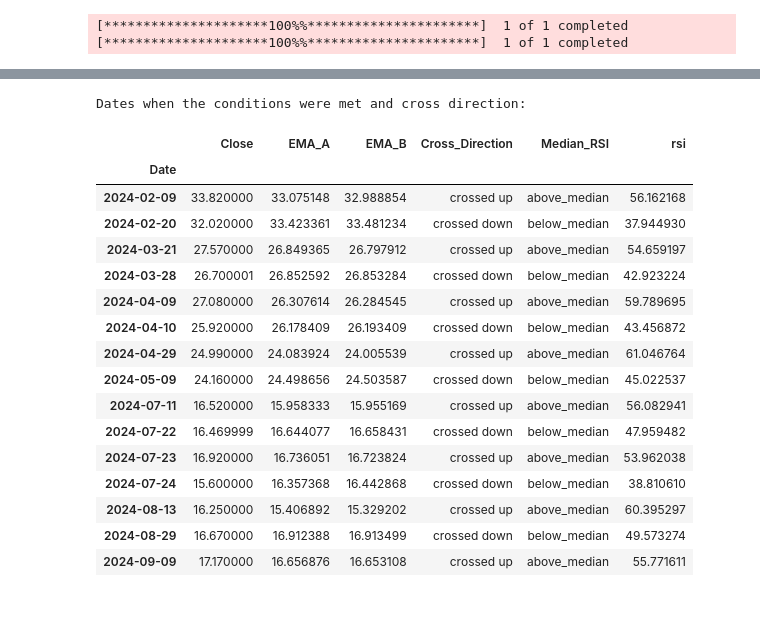
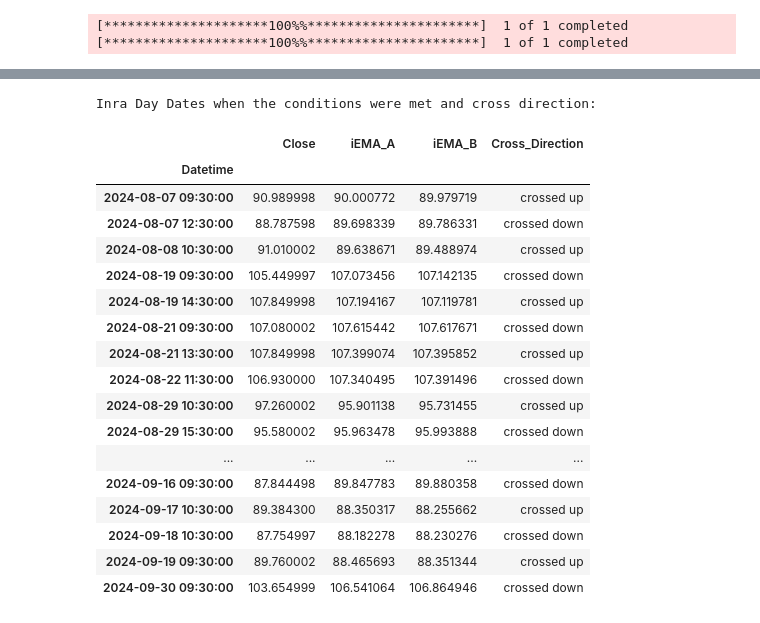
Before and after one commit to rindel/labs, a Jupyter notebook: ticker_technical_analysis.ipynb, the cells around one changed output, grey strips where cells are left out. Cells and saved outputs as stored; diff of their text form; code cells hidden in the pictures.

```diff
--- a/ticker_technical_analysis.ipynb
+++ b/ticker_technical_analysis.ipynb
@@ -16,8 +11,14 @@ ticker = 'u'
+# %%
+# enter ticker symbol and date range to retrieve
+
+ticker = 'mu'
+start_date = '2024-08-01'
+end_date =  '2024-10-03'
 # %%
 # Fetch data for a ticker
 
-df_intra = yf.download(ticker, start='2024-01-02', end='2024-09-27', interval='60m')
-df = yf.download(ticker, start='2024-01-02', end='2024-09-27')
+df_intra = yf.download(ticker, start_date, end_date, interval='60m')
+df = yf.download(ticker, start_date, end_date)
 # %% [output]
 [*********************100%%**********************]  1 of 1 completed
 [*********************100%%**********************]  1 of 1 completed
@@ -72,6 +81,8 @@ def calculate_macd(df):
 
 df['MACD'], df['Signal'] = calculate_macd(df)
 # %%
+# Calculate Signal
+
 def signal(df):
     crossed_above_with_rsi = (df['EMA_A'] > df['EMA_B']) & (df['EMA_A'].shift(1) < df['EMA_B'].shift(1)) & (rsi_check)
     crossed_above = (df['EMA_A'] > df['EMA_B']) & (df['EMA_A'].shift(1) < df['EMA_B'].shift(1))
@@ -80,3 +91,11 @@ def signal(df):
 
 # Capture the output of the signal function
 crossed_above_with_rsi, crossed_above, crossed_above_macd = signal(df)
+
+def isignal(df):
+    icrossed_above_with_rsi = (df_intra['iEMA_A'] > df['iEMA_B']) & (df_intra['iEMA_A'].shift(1) < df_intra['iEMA_B'].shift(1)) & (rsi_check)
+    icrossed_above = (df_intra['iEMA_A'] > df_intra['iEMA_B']) & (df_intra['iEMA_A'].shift(1) < df_intra['iEMA_B'].shift(1))
+    return icrossed_above_with_rsi, icrossed_above
+
+# Capture the output of the signal function
+icrossed_above_with_rsi, icrossed_above = isignal(df_intra)
@@ -91,26 +127,35 @@ df.loc[crossed_below, 'Cross_Direction'] = 'crossed down'
 # %%
+# INTRA DAY - This uses the result of the signal function.
+df_intra.loc[icrossed_above, 'Cross_Direction'] = 'crossed up'
+
+# Identify when the A-day EMA crosses below the B-Day EMA
+icrossed_below = (df_intra['iEMA_A'] < df_intra['iEMA_B']) & (df_intra['iEMA_A'].shift(1) > df_intra['iEMA_B'].shift(1))
+
+df_intra.loc[icrossed_below, 'Cross_Direction'] = 'crossed down'
+
 # Filter for rows where the 5-day EMA crossed either above or below the 21-day EMA
-condition_met = df[df['Cross_Direction'].notna()]
+icondition_met = df_intra[df_intra['Cross_Direction'].notna()]
 
 # Display the dates when the conditions were met and the direction of the crossover
-print("\nDates when the conditions were met and cross direction:")
-condition_met[['Close', 'EMA_A', 'EMA_B', 'Cross_Direction', 'Median_RSI', 'rsi']]
+print("\nInra Day Dates when the conditions were met and cross direction:")
+icondition_met[['Close', 'iEMA_A', 'iEMA_B', 'Cross_Direction']]
 # %% [output]
-Dates when the conditions were met and cross direction:
+Inra Day Dates when the conditions were met and cross direction:
-|  | Close | EMA_A | EMA_B | Cross_Direction | Median_RSI | rsi |
-| Date |  |  |  |  |  |  |
-| 2024-02-09 | 33.820000 | 33.075148 | 32.988854 | crossed up | above_median | 56.162168 |
-| 2024-02-20 | 32.020000 | 33.423361 | 33.481234 | crossed down | below_median | 37.944930 |
-| 2024-03-21 | 27.570000 | 26.849365 | 26.797912 | crossed up | above_median | 54.659197 |
-| 2024-03-28 | 26.700001 | 26.852592 | 26.853284 | crossed down | below_median | 42.923224 |
-| 2024-04-09 | 27.080000 | 26.307614 | 26.284545 | crossed up | above_median | 59.789695 |
-| 2024-04-10 | 25.920000 | 26.178409 | 26.193409 | crossed down | below_median | 43.456872 |
-| 2024-04-29 | 24.990000 | 24.083924 | 24.005539 | crossed up | above_median | 61.046764 |
-| 2024-05-09 | 24.160000 | 24.498656 | 24.503587 | crossed down | below_median | 45.022537 |
-| 2024-07-11 | 16.520000 | 15.958333 | 15.955169 | crossed up | above_median | 56.082941 |
-| 2024-07-22 | 16.469999 | 16.644077 | 16.658431 | crossed down | below_median | 47.959482 |
-| 2024-07-23 | 16.920000 | 16.736051 | 16.723824 | crossed up | above_median | 53.962038 |
-| 2024-07-24 | 15.600000 | 16.357368 | 16.442868 | crossed down | below_median | 38.810610 |
-| 2024-08-13 | 16.250000 | 15.406892 | 15.329202 | crossed up | above_median | 60.395297 |
-| 2024-08-29 | 16.670000 | 16.912388 | 16.913499 | crossed down | below_median | 49.573274 |
-| 2024-09-09 | 17.170000 | 16.656876 | 16.653108 | crossed up | above_median | 55.771611 |
+|  | Close | iEMA_A | iEMA_B | Cross_Direction |
+| Datetime |  |  |  |  |
+| 2024-08-07 09:30:00 | 90.989998 | 90.000772 | 89.979719 | crossed up |
+| 2024-08-07 12:30:00 | 88.787598 | 89.698339 | 89.786331 | crossed down |
+| 2024-08-08 10:30:00 | 91.010002 | 89.638671 | 89.488974 | crossed up |
+| 2024-08-19 09:30:00 | 105.449997 | 107.073456 | 107.142135 | crossed down |
+| 2024-08-19 14:30:00 | 107.849998 | 107.194167 | 107.119781 | crossed up |
+| 2024-08-21 09:30:00 | 107.080002 | 107.615442 | 107.617671 | crossed down |
+| 2024-08-21 13:30:00 | 107.849998 | 107.399074 | 107.395852 | crossed up |
+| 2024-08-22 11:30:00 | 106.930000 | 107.340495 | 107.391496 | crossed down |
+| 2024-08-29 10:30:00 | 97.260002 | 95.901138 | 95.731455 | crossed up |
+| 2024-08-29 15:30:00 | 95.580002 | 95.963478 | 95.993888 | crossed down |
+| ... | ... | ... | ... | ... |
+| 2024-09-16 09:30:00 | 87.844498 | 89.847783 | 89.880358 | crossed down |
+| 2024-09-17 10:30:00 | 89.384300 | 88.350317 | 88.255662 | crossed up |
+| 2024-09-18 10:30:00 | 87.754997 | 88.182278 | 88.230276 | crossed down |
+| 2024-09-19 09:30:00 | 89.760002 | 88.465693 | 88.351344 | crossed up |
+| 2024-09-30 09:30:00 | 103.654999 | 106.541064 | 106.864946 | crossed down |
```
Also changed, not shown: parts of 16 cells of this notebook.
